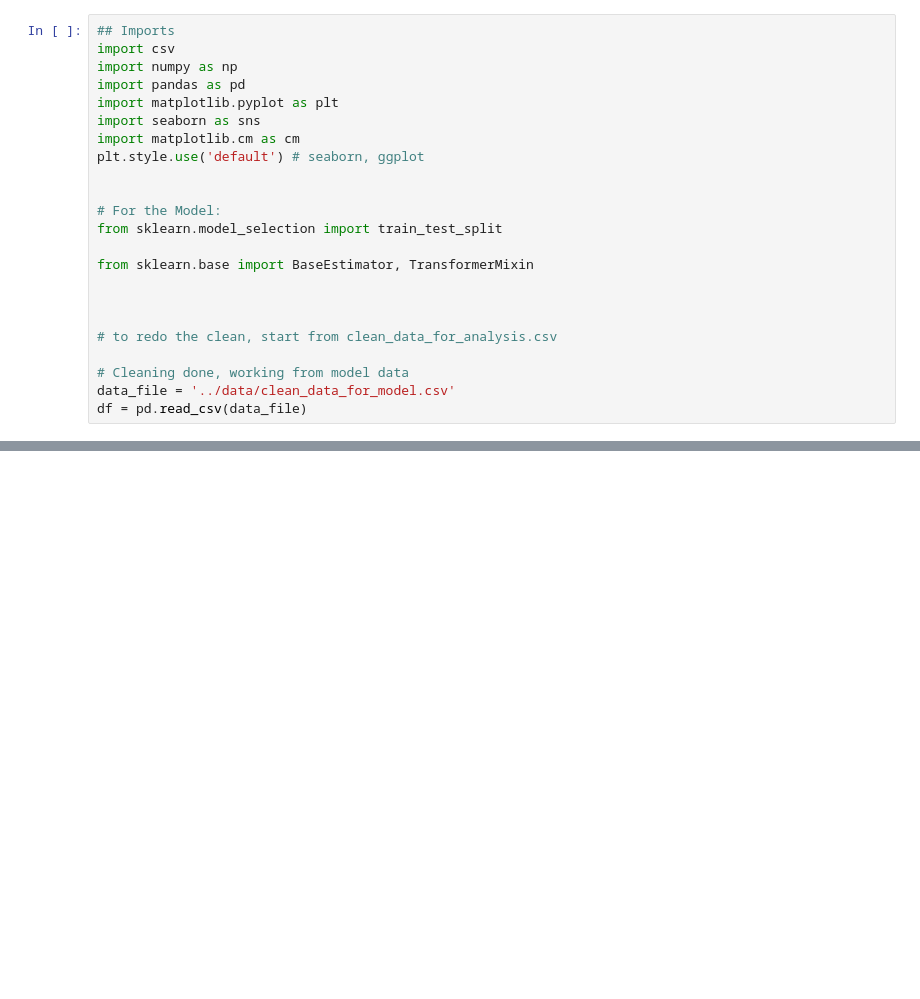
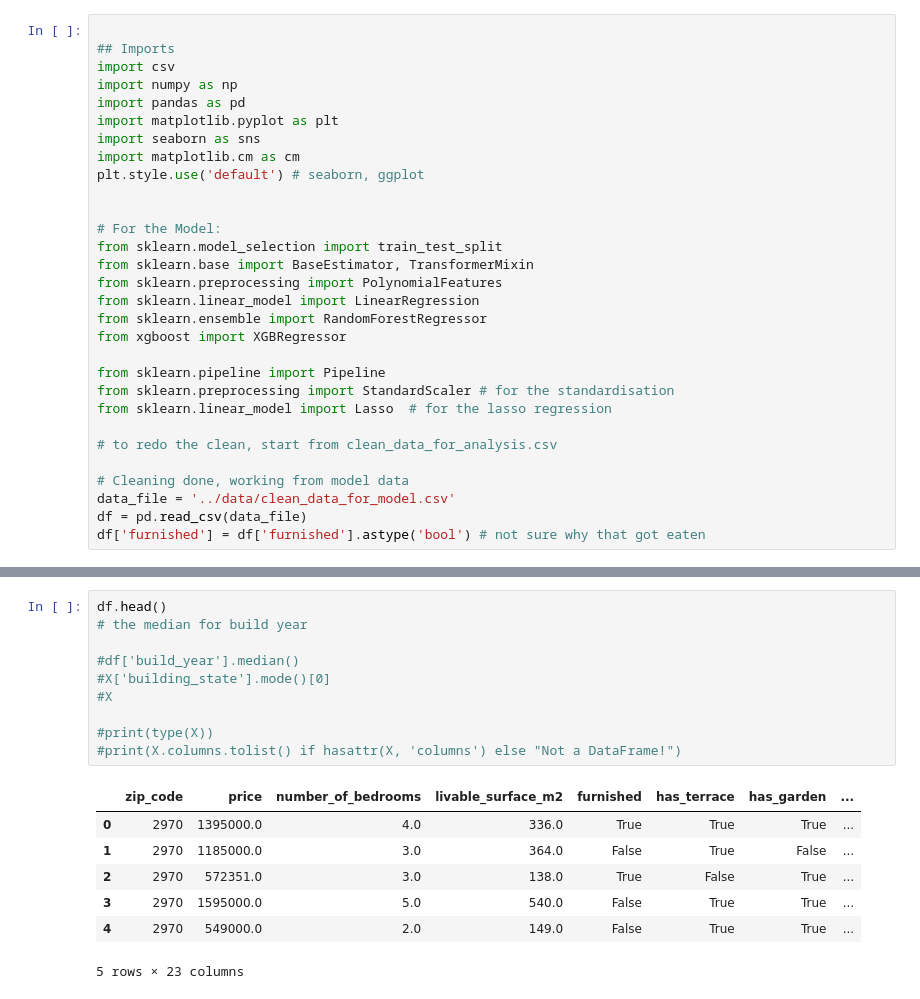
Before and after one commit to JanKazimir/ImmoElizza_team3, a Jupyter notebook: notebooks/Jan_model_building.ipynb, the cells around one changed output, grey strips where cells are left out. Cells and saved outputs as stored; diff of their text form; blank space fills up the shorter version.

Commit message:
model done

```diff
--- a/notebooks/Jan_model_building.ipynb
+++ b/notebooks/Jan_model_building.ipynb
@@ -74,6 +81,7 @@ Before standardisation because everything used needs to be normalised.
 Idea : loop through possible polynomial degrees. hyperparameter search
 **Test and score the model**
 # %%
+
 ## Imports
 import csv
 import numpy as np
@@ -86,16 +94,22 @@ plt.style.use('default') # seaborn, ggplot
 
 # For the Model:
 from sklearn.model_selection import train_test_split
+from sklearn.base import BaseEstimator, TransformerMixin
+from sklearn.preprocessing import PolynomialFeatures
+from sklearn.linear_model import LinearRegression
+from sklearn.ensemble import RandomForestRegressor
+from xgboost import XGBRegressor
 
-from sklearn.base import BaseEstimator, TransformerMixin
-
-
+from sklearn.pipeline import Pipeline
+from sklearn.preprocessing import StandardScaler # for the standardisation
+from sklearn.linear_model import Lasso  # for the lasso regression
 
 # to redo the clean, start from clean_data_for_analysis.csv
 
 # Cleaning done, working from model data
 data_file = '../data/clean_data_for_model.csv'
 df = pd.read_csv(data_file)
+df['furnished'] = df['furnished'].astype('bool') # not sure why that got eaten
 # %%
 ## Data Cleaned : commented out so i can skip it
 
@@ -162,0 +215,18 @@ class ZipCodeTargetEncoder(BaseEstimator, TransformerMixin):
+# %%
+df.head()
+# the median for build year
+
+#df['build_year'].median()
+#X['building_state'].mode()[0]
+#X
+
+#print(type(X))
+#print(X.columns.tolist() if hasattr(X, 'columns') else "Not a DataFrame!")
+# %% [output]
+|  | zip_code | price | number_of_bedrooms | livable_surface_m2 | furnished | has_terrace | has_garden | ... |
+| 0 | 2970 | 1395000.0 | 4.0 | 336.0 | True | True | True | ... |
+| 1 | 2970 | 1185000.0 | 3.0 | 364.0 | False | True | False | ... |
+| 2 | 2970 | 572351.0 | 3.0 | 138.0 | True | False | True | ... |
+| 3 | 2970 | 1595000.0 | 5.0 | 540.0 | False | True | True | ... |
+| 4 | 2970 | 549000.0 | 2.0 | 149.0 | False | True | True | ... |
+5 rows × 23 columns
```
Also changed, not shown: parts of 18 cells of this notebook.
